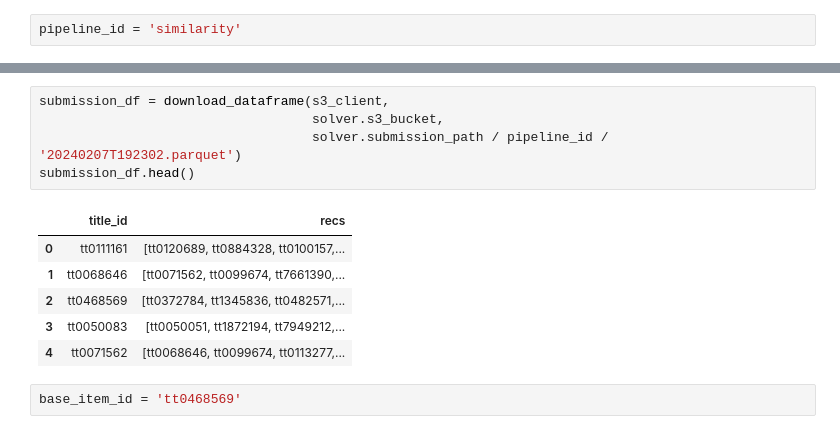
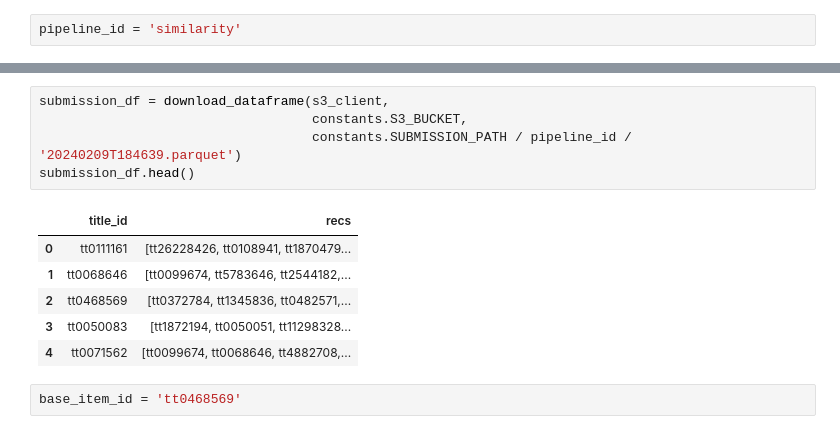
Before and after one commit to PashentsevW/hard-ml, a Jupyter notebook: recsys/lesson2/eda.ipynb, the cells around one changed output, grey strips where cells are left out. Drawn from its saved outputs; the diff is of its cells as text.

```diff
--- a/recsys/lesson2/eda.ipynb
+++ b/recsys/lesson2/eda.ipynb
@@ -47,15 +109,15 @@ list_objects(s3_client, solver.s3_bucket, solver.submission_path / pipeline_id)
 # %%
 submission_df = download_dataframe(s3_client,
-                                   solver.s3_bucket,
-                                   solver.submission_path / pipeline_id / '20240207T192302.parquet')
+                                   constants.S3_BUCKET,
+                                   constants.SUBMISSION_PATH / pipeline_id / '20240209T184639.parquet')
 submission_df.head()
 # %% [output]
 |  | title_id | recs |
-| 0 | tt0111161 | [tt0120689, tt0884328, tt0100157,... |
-| 1 | tt0068646 | [tt0071562, tt0099674, tt7661390,... |
+| 0 | tt0111161 | [tt26228426, tt0108941, tt1870479... |
+| 1 | tt0068646 | [tt0099674, tt5783646, tt2544182,... |
 | 2 | tt0468569 | [tt0372784, tt1345836, tt0482571,... |
-| 3 | tt0050083 | [tt0050051, tt1872194, tt7949212,... |
-| 4 | tt0071562 | [tt0068646, tt0099674, tt0113277,... |
+| 3 | tt0050083 | [tt1872194, tt0050051, tt11298328... |
+| 4 | tt0071562 | [tt0099674, tt0068646, tt4882708,... |
 # %%
 base_item_id = 'tt0468569'
 # %%
```
Also changed, not shown: parts of 12 cells of this notebook, 16 other files.
